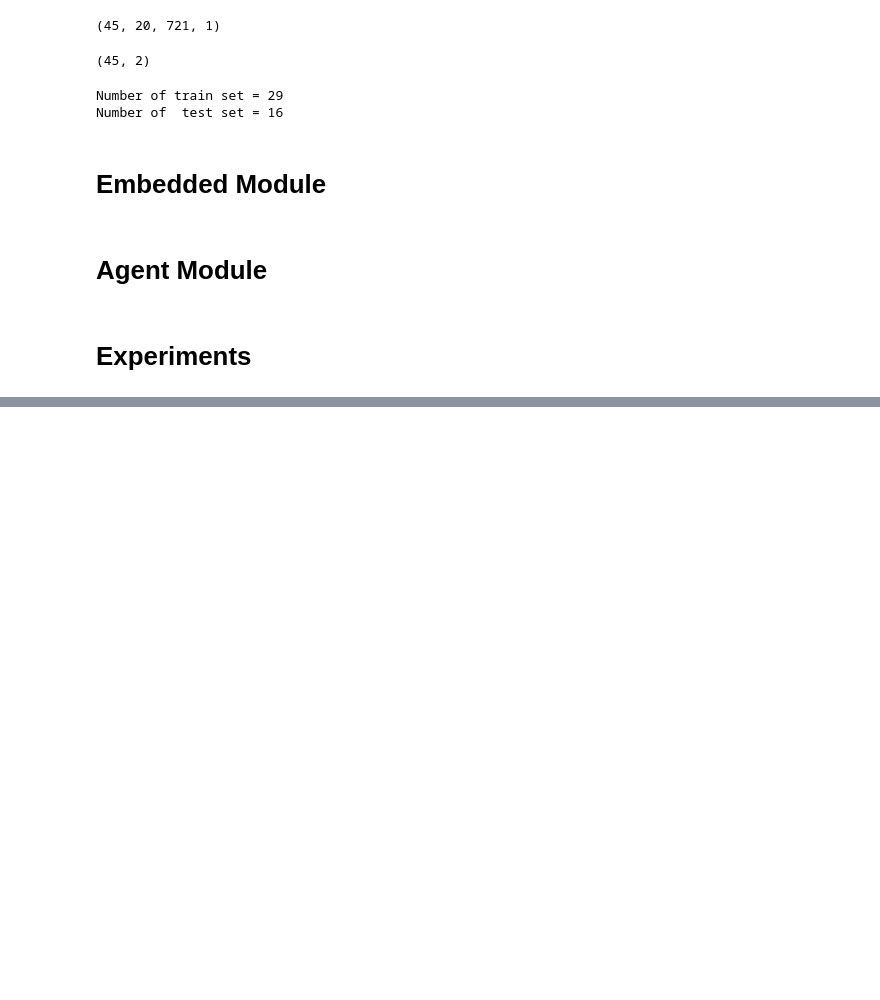
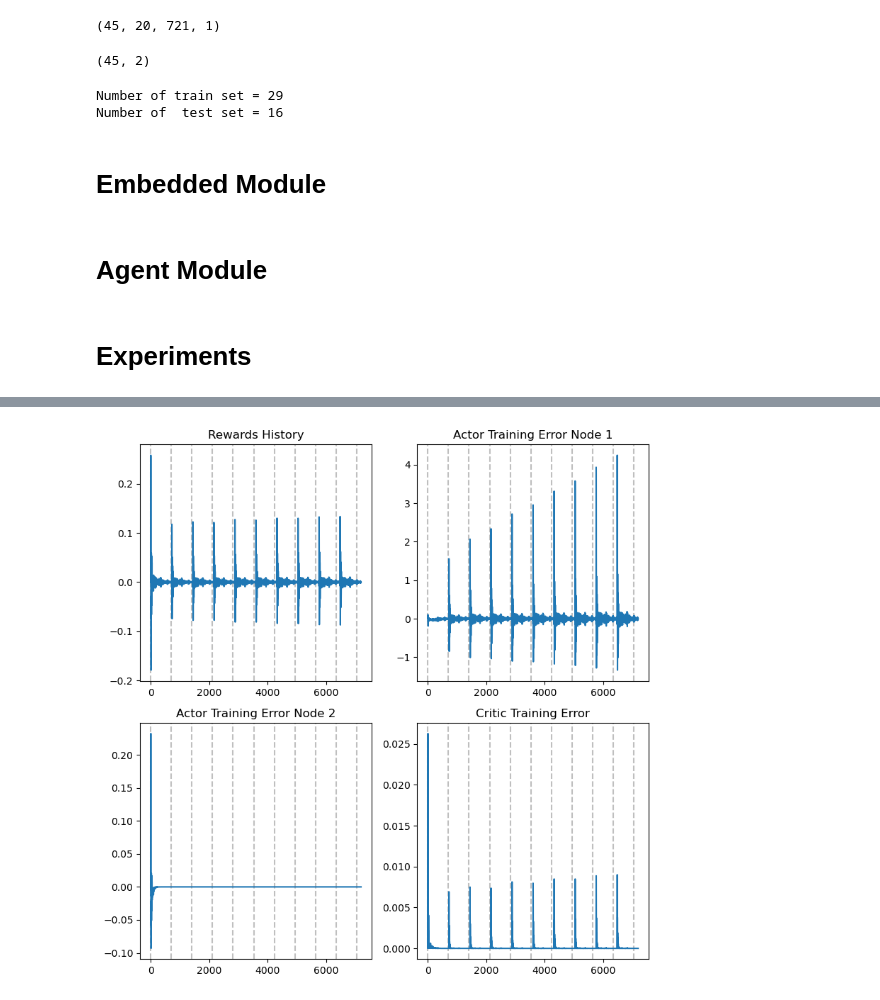
Before and after one commit to WasupolHengsritawat/MI-DRL, a Jupyter notebook: csp.ipynb, the cells around one changed output, grey strips where cells are left out. Saved outputs shown, nothing was run; the diff lists cells and outputs as text; code cells hidden in the pictures; blank space fills up the shorter version.

```diff
--- a/csp.ipynb
+++ b/csp.ipynb
@@ -297,7 +298,7 @@ class experiment():
         self.Xtr, self.Ytr = self.Xtr[rand_idx, :, :, :], self.Ytr[rand_idx, :]
 
         # Learning schedules
-        self.init_LR = 1e-1
+        self.init_LR = 1e-2
         self.num_epochs_pre = 20 # Pre-training epochs
         self.num_epochs = 30
         self.num_batch = 20
@@ -501,0 +553,11 @@ Testing accuracy: 0.5517241379310345!
+# %%
+reward_history = np.array(reward_history)
+batch_mean_reward_history = np.mean(reward_history, axis = 1)
+actor_loss_history = np.array(actor_loss_history)
+critic_loss_history = np.array(critic_loss_history)
+
+batch_mean_reward_log = []
+for i in range(int(reward_history.shape[0]/705)):
+    batch_mean_reward_log.append(batch_mean_reward_history[i*705:(i+1)*705])
+
+batch_mean_reward_log = np.sum(np.array(batch_mean_reward_log), axis = 1)
@@ -502,2 +584,6 @@ Testing accuracy: 0.5517241379310345!
+# %%
+training_viz(reward_history[:,0],actor_loss_history,critic_loss_history[:,0,0],1)
+# %% [output]
+[figure, added]
 # %%
 def mask_generate_csp(actor, csp, X):
```
Also changed, not shown: parts of 5 cells of this notebook, 1 other file.
